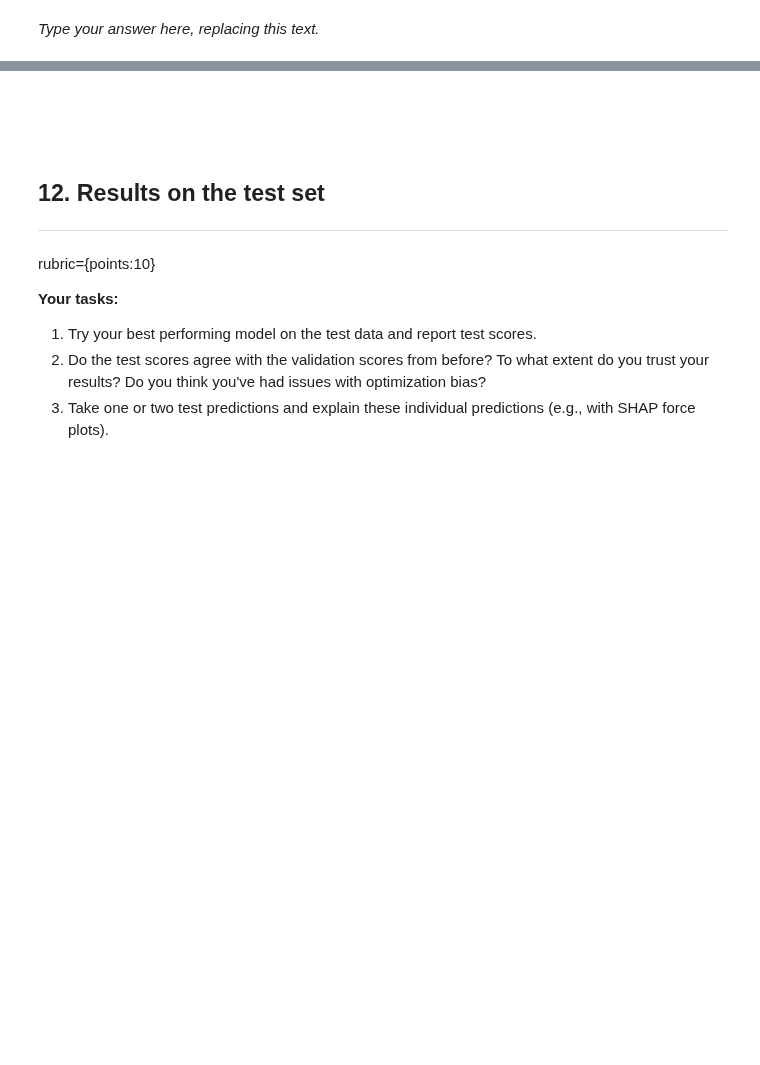
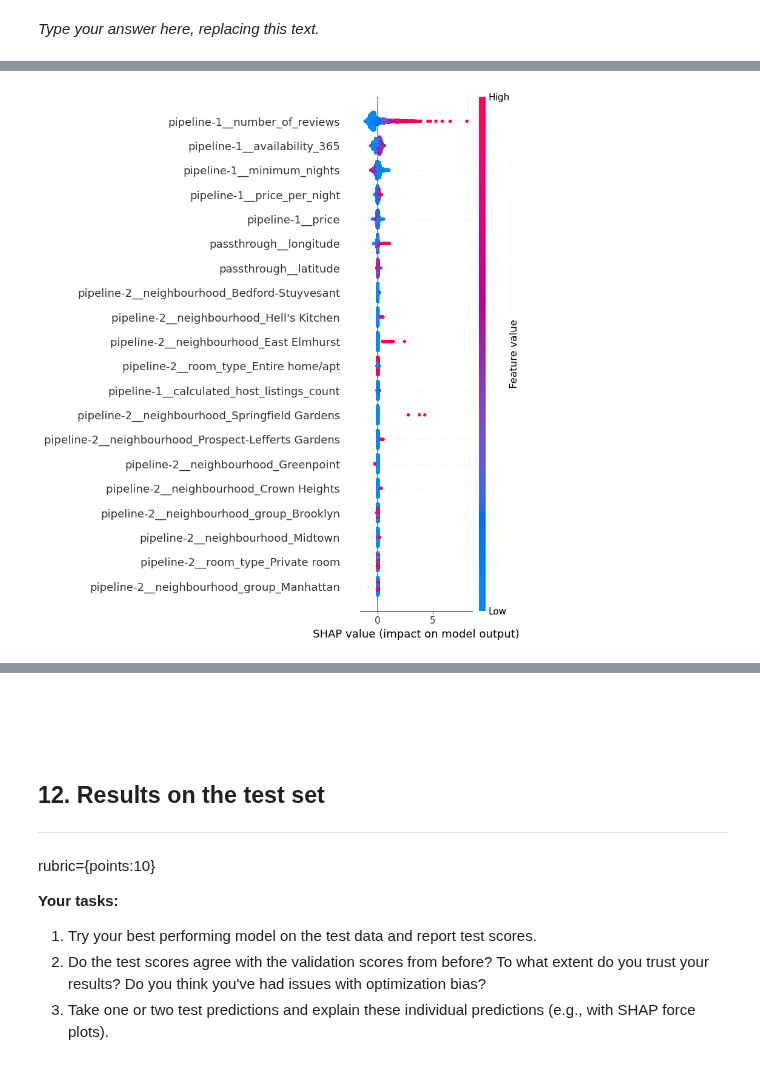
Before and after one commit to vivaanjhaveri/nyc-airbnb-reviews-regression, a Jupyter notebook: hw5.ipynb, the cells around one changed output, grey strips where cells are left out. Cells and saved outputs as stored; diff of their text form; code cells hidden in the pictures; blank space fills up the shorter version.

Commit message:
Finished SHAP analysis

```diff
--- a/hw5.ipynb
+++ b/hw5.ipynb
@@ -1041,0 +1040,15 @@ _Type your answer here, replacing this text._
+# %%
+pipeline_xgb_shap = Pipeline([
+    ('preprocessor', preprocessor),
+    ('xgb', xg.XGBRegressor(
+        subsample=0.6,
+        n_estimators=100,
+        max_depth=5,
+        learning_rate=0.05,
+        objective='reg:squarederror',
+        random_state=123
+    ))
+])
+
+feature_names = pipeline_xgb_shap.named_steps['preprocessor'].get_feature_names_out(X_train.columns)
+print(feature_names)
@@ -1041,0 +1073,7 @@ _Type your answer here, replacing this text._
+# %%
+X_train_enc = pd.DataFrame(
+    data=preprocessor.transform(X_train).toarray(),
+    columns=feature_names,
+    index=X_train.index,
+)
+X_train_enc.head()
@@ -1041,0 +1088,3 @@ _Type your answer here, replacing this text._
+# %%
+model = pipeline_xgb_shap.named_steps["xgb"]
+model.fit(X_train_enc, y_train)
@@ -1041,0 +1103,9 @@ _Type your answer here, replacing this text._
+# %%
+import shap
+
+explainer = shap.TreeExplainer(model) # define the shap explainer
+train_shap_values = explainer(X_train_enc) # train shap values
+# %%
+shap.summary_plot(train_shap_values, X_train_enc)
+# %% [output]
+[figure, added]
```
Also changed, not shown: parts of 10 cells of this notebook.
